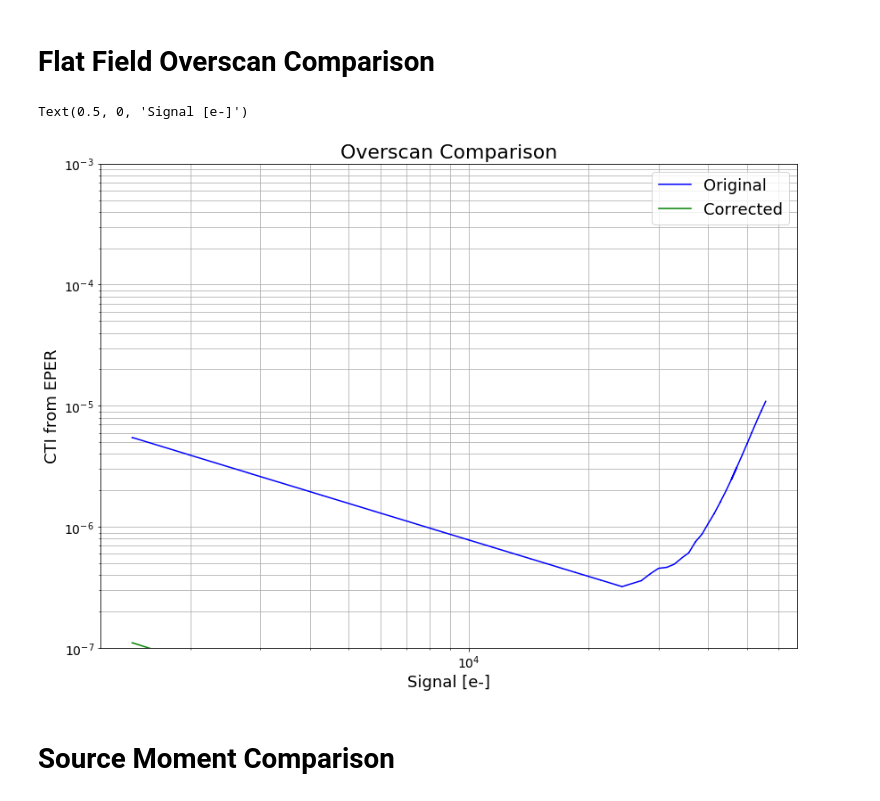
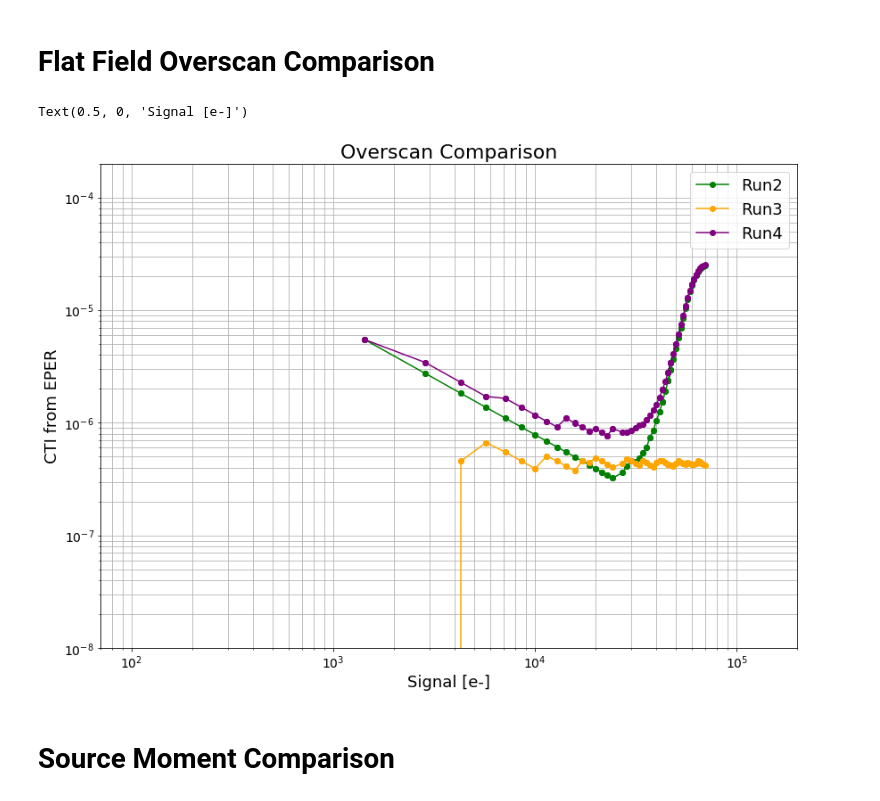
Before and after one commit to Snyder005/ctisim, a Jupyter notebook: notebooks/CorrectionTesting.ipynb, the cells around one changed output. Saved outputs shown, nothing was run; the diff lists cells and outputs as text; code cells hidden in the pictures.

Commit message:
Tested spline trapping, working on data correction.

```diff
--- a/notebooks/CorrectionTesting.ipynb
+++ b/notebooks/CorrectionTesting.ipynb
@@ -77,44 +114,69 @@ corrected_flats = sorted(glob.glob(join('/nfs/slac/g/ki/ki19/lsst/snyder18/LSST/
+# %%
+run1_dir = '/nfs/slac/g/ki/ki19/lsst/snyder18/LSST/Data/Sim/Correction_Testing/Flats_Run1'
+run2_dir = '/nfs/slac/g/ki/ki19/lsst/snyder18/LSST/Data/Sim/Correction_Testing/Flats_Run2'
+run3_dir = '/nfs/slac/g/ki/ki19/lsst/snyder18/LSST/Data/Sim/Correction_Testing/Flats_Run3'
+run4_dir = '/nfs/slac/g/ki/ki19/lsst/snyder18/LSST/Data/Sim/Correction_Testing/Flats_Run4'
+
+original_flats = sorted(glob.glob(join(run4_dir, '*_processed.fits')))
+corrected_flats = sorted(glob.glob(join(run4_dir, '*_corrected.fits')))
+
+run1_flats = sorted(glob.glob(join(run1_dir, '*_processed.fits')))
+run2_flats = sorted(glob.glob(join(run2_dir, '*_processed.fits')))
+run3_flats = sorted(glob.glob(join(run3_dir, '*_processed.fits')))
+run4_flats = sorted(glob.glob(join(run4_dir, '*_processed.fits')))
 # %%
 signals = np.zeros(len(original_flats))
 cti_original = np.zeros(len(original_flats))
 cti_corrected = np.zeros(len(original_flats))
 
+amp = 16
 
-amp = 7
-for i, flat in enumerate(original_flats):
-
+for i, flat in enumerate(run2_flats):
     with fits.open(flat) as hdulist:
 
         data = hdulist[amp].data
         last_pix = np.mean(data[:, 511])
         oscans = np.mean(np.sum(data[:, 512:514], axis=1))
-        cti_original[i] = oscans/(511*last_pix)
+        cti_run2[i] = oscans/(511*last_pix)
         signals[i] = np.median(data[100:1900, 50:450])
 
-for i, flat in enumerate(corrected_flats):
-
+for i, flat in enumerate(run3_flats):
     with fits.open(flat) as hdulist:
 
         data = hdulist[amp].data
         last_pix = np.mean(data[:, 511])
         oscans = np.mean(np.sum(data[:, 512:514], axis=1))
-        cti_corrected[i] = oscans/(511*last_pix)
+        cti_run3[i] = oscans/(511*last_pix)
+        signals[i] = np.median(data[100:1900, 50:450])
+
+for i, flat in enumerate(run4_flats):
+    with fits.open(flat) as hdulist:
+        try:
+            data = hdulist[amp].data
+            last_pix = np.mean(data[:, 511])
+            oscans = np.mean(np.sum(data[:, 512:514], axis=1))
+            cti_run4[i] = oscans/(511*last_pix)
+        except IndexError:
+            print(flat)
 
 fig, ax = plt.subplots(1, 1, figsize=(14, 10))
-ax.plot(signals, cti_original, label='Original', color='blue')
-ax.plot(signals, cti_corrected, label='Corrected', color='green')
+#ax.plot(signals, cti_run1, label='Run1', color='red', marker='o')
+ax.plot(signals, cti_run2, label='Run2', color='green', marker='o')
+ax.plot(signals, cti_run3, label='Run3', color='orange', marker='o')
+ax.plot(signals, cti_run4, label='Run4', color='purple', marker='o')
 
 ax.set_title('Overscan Comparison', fontsize=22)
 ax.set_yscale('log')
 ax.set_xscale('log')
-ax.set_ylim(1.E-7, 1.E-3)
+ax.set_xlim(70., 200000.)
+ax.set_ylim(1.E-8, 2.E-4)
 ax.legend(fontsize=18)
 ax.tick_params(axis='both', which='major', labelsize=14)
 ax.grid(which='both')
 ax.set_ylabel('CTI from EPER', fontsize=18)
 ax.set_xlabel('Signal [e-]', fontsize=18)
 # %% [output]
 Text(0.5, 0, 'Signal [e-]')
-[figure, old version]
+[figure, new version]
 # %% [markdown]
 # Source Moment Comparison
```
Also changed, not shown: parts of 9 cells of this notebook, 6 other files.
